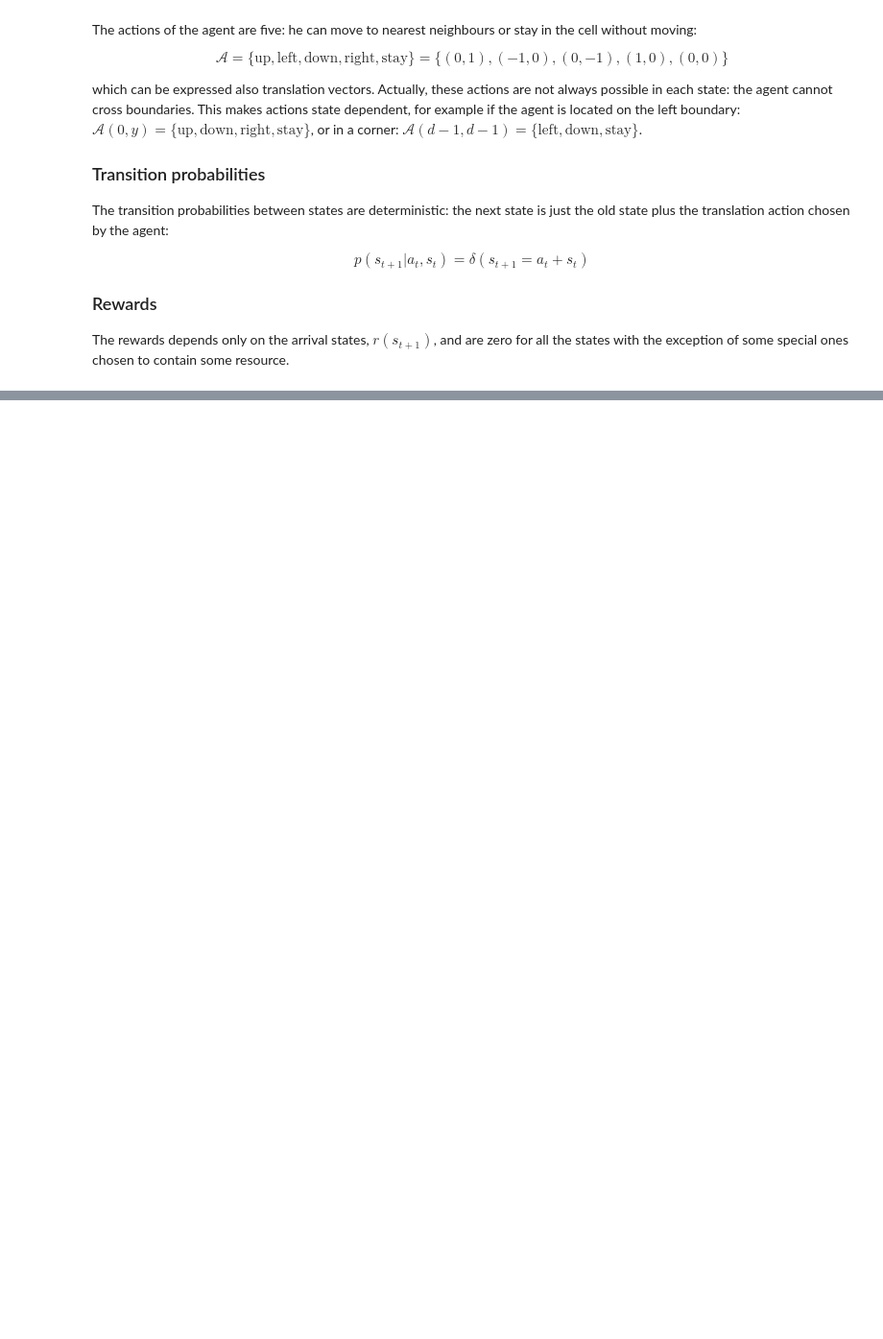
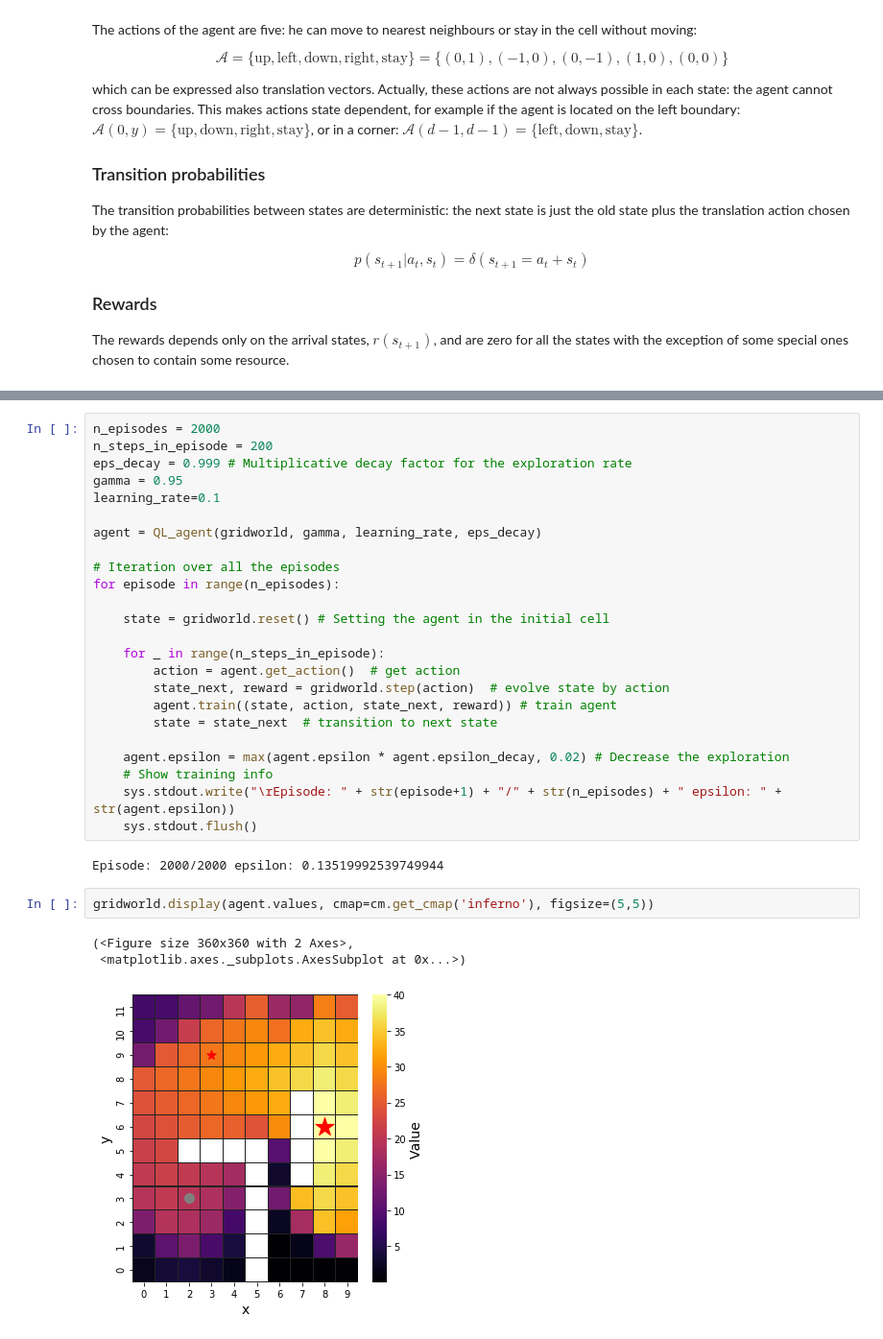
Before and after one commit to amazzoli/HPC-2020, a Jupyter notebook: 3-Gridworld/Gridworld_solution.ipynb, the cells around one changed output, grey strips where cells are left out. Shown at 96% size. Saved outputs shown, nothing was run; the diff lists cells and outputs as text; blank space fills up the shorter version.

```diff
--- a/3-Gridworld/Gridworld_solution.ipynb
+++ b/3-Gridworld/Gridworld_solution.ipynb
@@ -53,0 +347,32 @@ The rewards depends only on the arrival states, $r(s_{t+1})$, and are zero for a
+# %%
+n_episodes = 2000
+n_steps_in_episode = 200
+eps_decay = 0.999 # Multiplicative decay factor for the exploration rate
+gamma = 0.95
+learning_rate=0.1
+
+agent = QL_agent(gridworld, gamma, learning_rate, eps_decay)
+
+# Iteration over all the episodes
+for episode in range(n_episodes):
+
+    state = gridworld.reset() # Setting the agent in the initial cell
+
+    for _ in range(n_steps_in_episode):
+        action = agent.get_action()  # get action
+        state_next, reward = gridworld.step(action)  # evolve state by action
+        agent.train((state, action, state_next, reward)) # train agent
+        state = state_next  # transition to next state
+
+    agent.epsilon = max(agent.epsilon * agent.epsilon_decay, 0.02) # Decrease the exploration
+    # Show training info
+    sys.stdout.write("\rEpisode: " + str(episode+1) + "/" + str(n_episodes) + " epsilon: " + str(agent.epsilon))
+    sys.stdout.flush()
+# %% [output]
+Episode: 2000/2000 epsilon: 0.13519992539749944
+# %%
+gridworld.display(agent.values, cmap=cm.get_cmap('inferno'), figsize=(5,5))
+# %% [output]
+(<Figure size 360x360 with 2 Axes>,
+ <matplotlib.axes._subplots.AxesSubplot at 0x...>)
+[figure, added]
```
Also changed, not shown: parts of 10 cells of this notebook, 5 other files.
